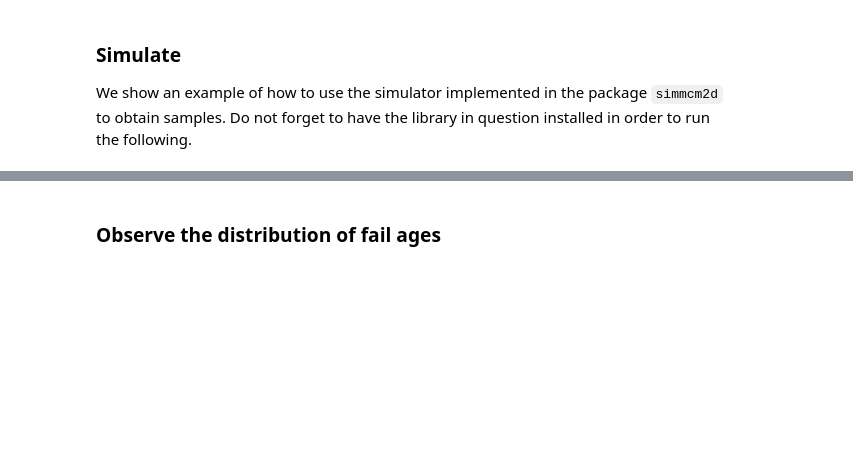
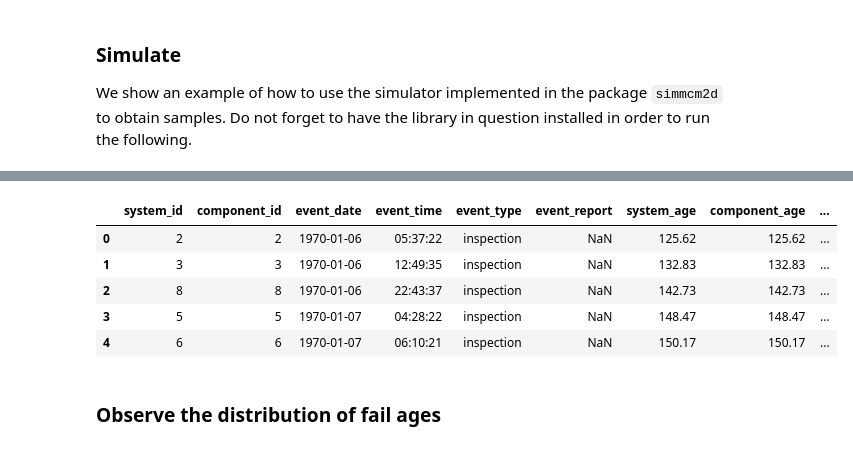
Before and after one commit to alc4ml/ProjetM2D2526, a Jupyter notebook: simmcm2d/examples/simulator_example.ipynb, the cells around one changed output, grey strips where cells are left out. Saved outputs shown, nothing was run; the diff lists cells and outputs as text; code cells hidden in the pictures; blank space fills up the shorter version.

```diff
--- a/simmcm2d/examples/simulator_example.ipynb
+++ b/simmcm2d/examples/simulator_example.ipynb
@@ -177,3 +186,13 @@ df.head()
+# %%
+df = sample_datasets(**conf)
+df.head()
+# %% [output]
+|  | system_id | component_id | event_date | event_time | event_type | event_report | system_age | component_age | ... |
+| 0 | 2 | 2 | 1970-01-06 | 05:37:22 | inspection | NaN | 125.62 | 125.62 | ... |
+| 1 | 3 | 3 | 1970-01-06 | 12:49:35 | inspection | NaN | 132.83 | 132.83 | ... |
+| 2 | 8 | 8 | 1970-01-06 | 22:43:37 | inspection | NaN | 142.73 | 142.73 | ... |
+| 3 | 5 | 5 | 1970-01-07 | 04:28:22 | inspection | NaN | 148.47 | 148.47 | ... |
+| 4 | 6 | 6 | 1970-01-07 | 06:10:21 | inspection | NaN | 150.17 | 150.17 | ... |
 # %% [markdown]
 ### Observe the distribution of fail ages
 # %%
```
Also changed, not shown: parts of 13 cells of this notebook, 9 other files.
